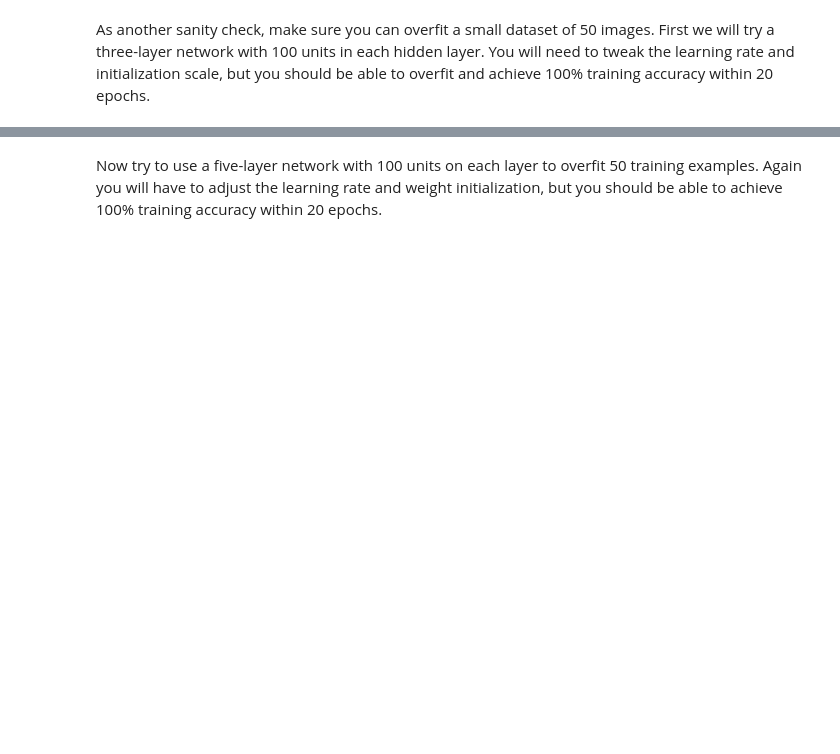
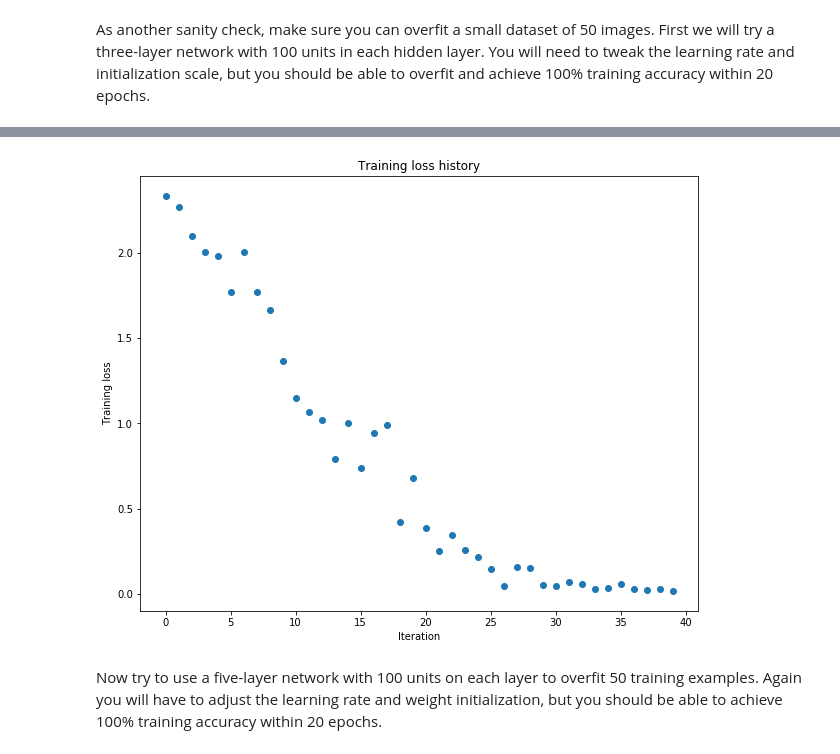
Before and after one commit to guydav/cs231n, a Jupyter notebook: assignment2/FullyConnectedNets.ipynb, the cells around one changed output, grey strips where cells are left out. Saved outputs shown, nothing was run; the diff lists cells and outputs as text; code cells hidden in the pictures; blank space fills up the shorter version.

```diff
--- a/assignment2/FullyConnectedNets.ipynb
+++ b/assignment2/FullyConnectedNets.ipynb
@@ -377,15 +507,16 @@ small_data = {
 }
 
 weight_scale = 1e-2
-learning_rate = 1e-4
+learning_rate = 1e-2
 model = FullyConnectedNet([100, 100],
               weight_scale=weight_scale, dtype=np.float64)
 solver = Solver(model, small_data,
-                print_every=10, num_epochs=20, batch_size=25,
+                print_every=5, num_epochs=20, batch_size=25,
                 update_rule='sgd',
                 optim_config={
                   'learning_rate': learning_rate,
-                }
+                },
+                verbose=True,
          )
 solver.train()
 
@@ -394,3 +525,4 @@ plt.title('Training loss history')
 plt.xlabel('Iteration')
 plt.ylabel('Training loss')
 plt.show()
+# %% [output]
@@ -397,3 +546,4 @@ plt.show()
+[figure, added]
 # %% [markdown]
 Now try to use a five-layer network with 100 units on each layer to overfit 50 training examples. Again you will have to adjust the learning rate and weight initialization, but you should be able to achieve 100% training accuracy within 20 epochs.
 # %%
```
Also changed, not shown: parts of 15 cells of this notebook, 5 other files.
